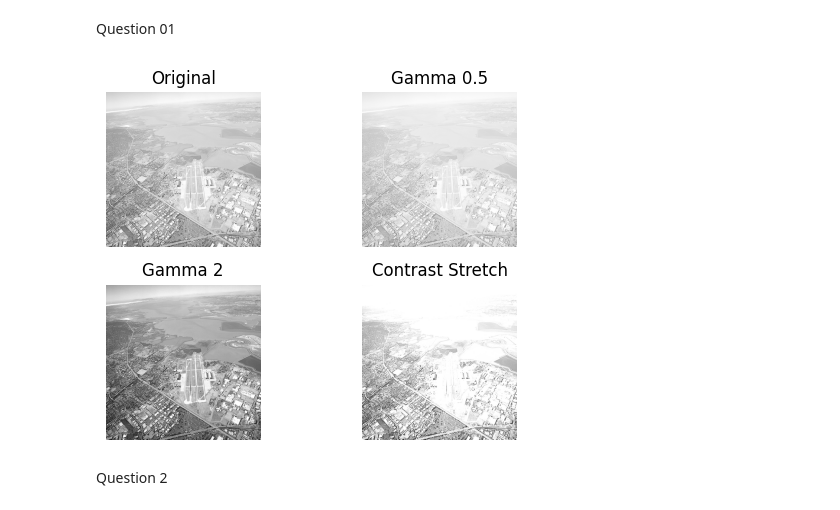
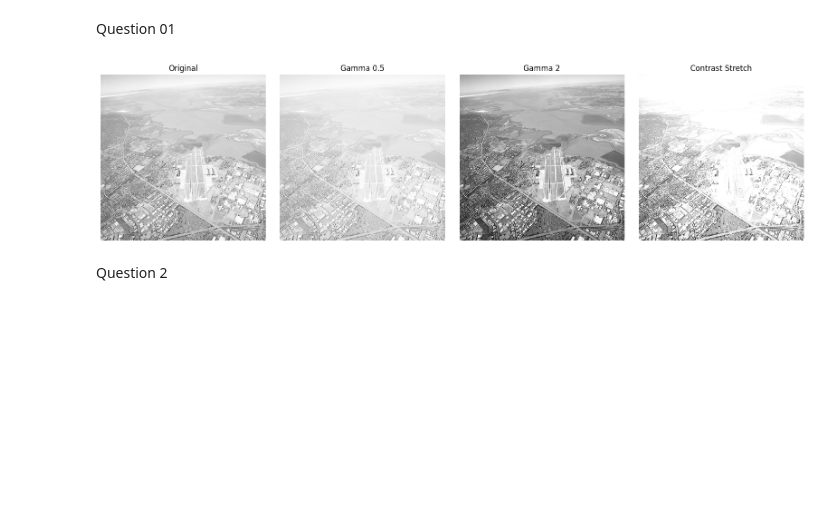
Before and after one commit to Bavitharan/computer-vision-assignment1, a Jupyter notebook: Assignment1.ipynb, the cells around one changed output. Saved outputs shown, nothing was run; the diff lists cells and outputs as text; code cells hidden in the pictures; blank space fills up the shorter version.

```diff
--- a/Assignment1.ipynb
+++ b/Assignment1.ipynb
@@ -36,20 +36,21 @@ def contrast_stretch(image, r1=0.2, r2=0.8):
 # %%
 g05 = gamma_correction(runway, 0.5)
 g2 = gamma_correction(runway, 2)
 cs = contrast_stretch(runway)
 
 titles = ["Original", "Gamma 0.5", "Gamma 2", "Contrast Stretch"]
 images = [runway, g05, g2, cs]
 
+plt.figure(figsize=(16, 4))
 for i in range(4):
-    plt.subplot(2,2,i+1)
+    plt.subplot(1, 4, i+1)
     plt.imshow(images[i], cmap='gray')
     plt.title(titles[i])
     plt.axis('off')
 
 plt.tight_layout()
 # %% [output]
-[figure, old version]
+[figure, new version]
 # %% [markdown]
 Question 2
 # %%
```
Also changed, not shown: parts of 4 cells of this notebook.
